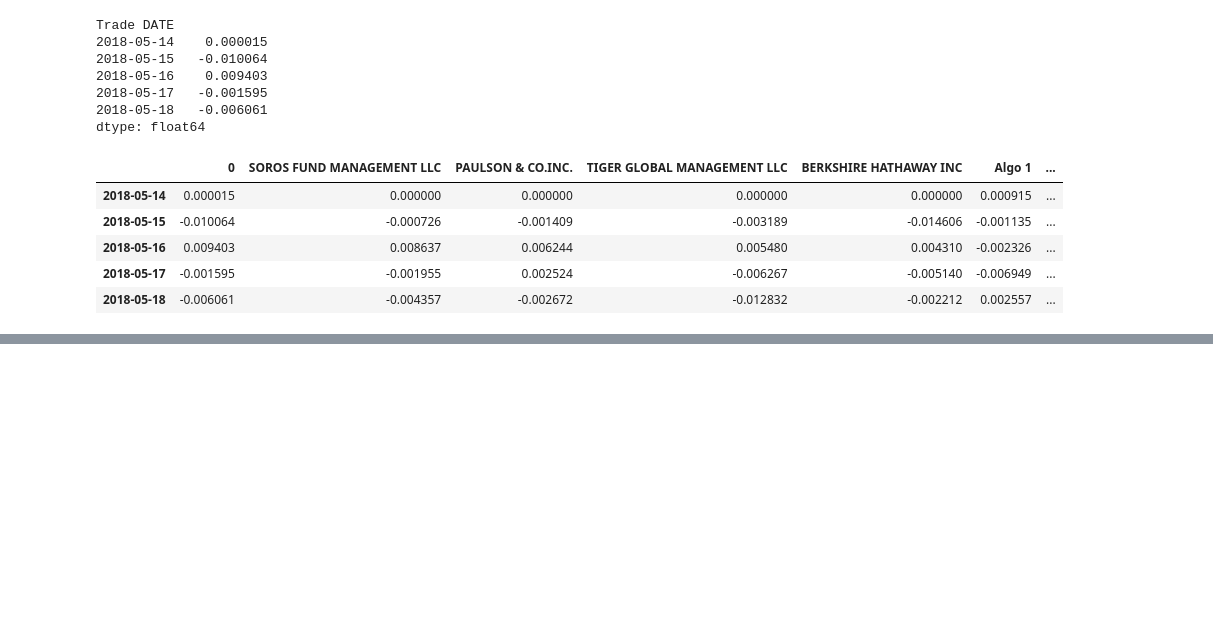
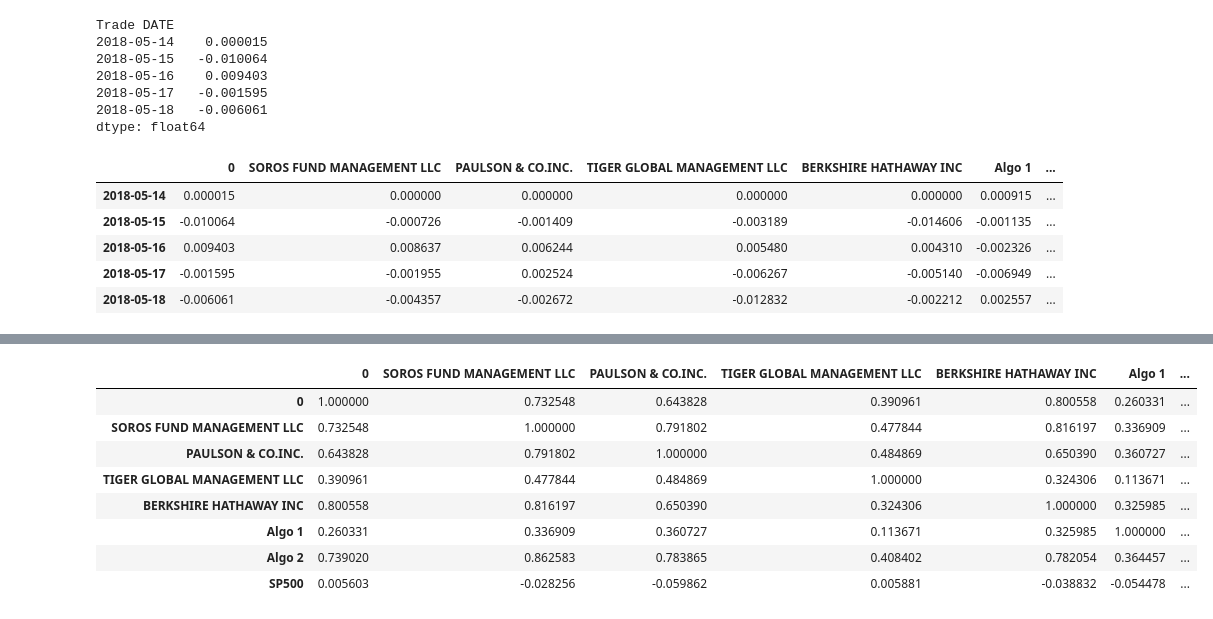
Before and after one commit to Rcantu/fintech, a Jupyter notebook: hw/03-Python_and_Pandas/HW3.ipynb, the cells around one changed output, grey strips where cells are left out. Drawn from its saved outputs; the diff is of its cells as text; code cells hidden in the pictures; blank space fills up the shorter version.

```diff
--- a/hw/03-Python_and_Pandas/HW3.ipynb
+++ b/hw/03-Python_and_Pandas/HW3.ipynb
@@ -470,2 +518,13 @@ Joined_portfolio.head()
 # %%
 # include correlation analysis to determine which stocks (if any) are correlated
+new_total.corr()
+# %% [output]
+|  | 0 | SOROS FUND MANAGEMENT LLC | PAULSON & CO.INC. | TIGER GLOBAL MANAGEMENT LLC | BERKSHIRE HATHAWAY INC | Algo 1 | ... |
+| 0 | 1.000000 | 0.732548 | 0.643828 | 0.390961 | 0.800558 | 0.260331 | ... |
+| SOROS FUND MANAGEMENT LLC | 0.732548 | 1.000000 | 0.791802 | 0.477844 | 0.816197 | 0.336909 | ... |
+| PAULSON & CO.INC. | 0.643828 | 0.791802 | 1.000000 | 0.484869 | 0.650390 | 0.360727 | ... |
+| TIGER GLOBAL MANAGEMENT LLC | 0.390961 | 0.477844 | 0.484869 | 1.000000 | 0.324306 | 0.113671 | ... |
+| BERKSHIRE HATHAWAY INC | 0.800558 | 0.816197 | 0.650390 | 0.324306 | 1.000000 | 0.325985 | ... |
+| Algo 1 | 0.260331 | 0.336909 | 0.360727 | 0.113671 | 0.325985 | 1.000000 | ... |
+| Algo 2 | 0.739020 | 0.862583 | 0.783865 | 0.408402 | 0.782054 | 0.364457 | ... |
+| SP500 | 0.005603 | -0.028256 | -0.059862 | 0.005881 | -0.038832 | -0.054478 | ... |
```
Also changed, not shown: parts of 10 cells of this notebook.
